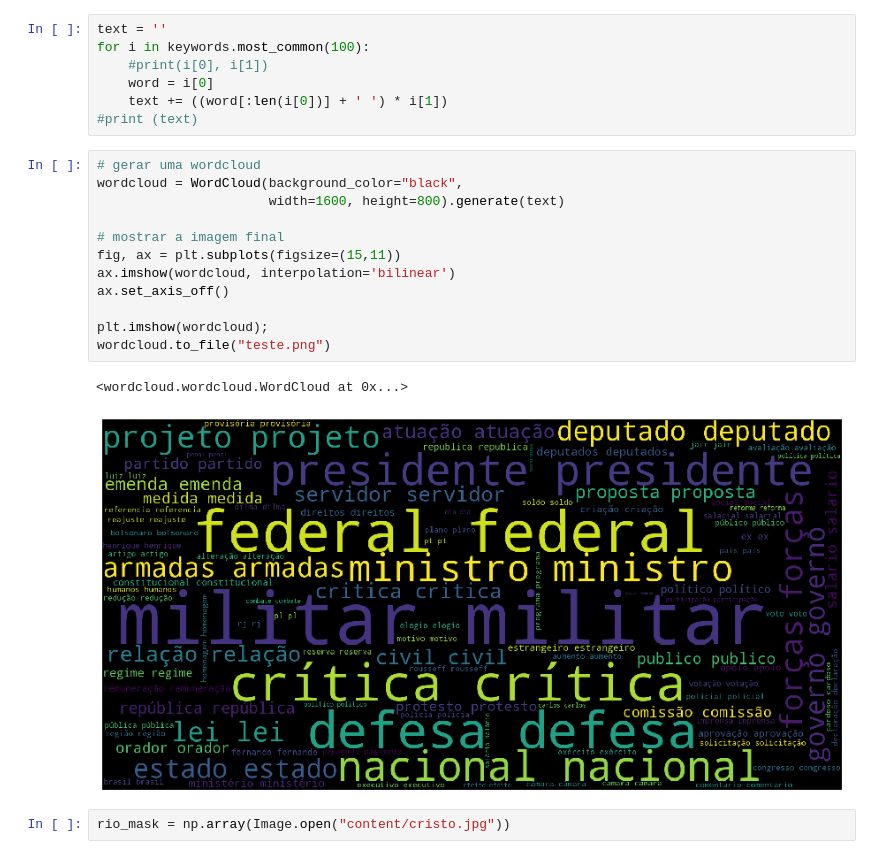
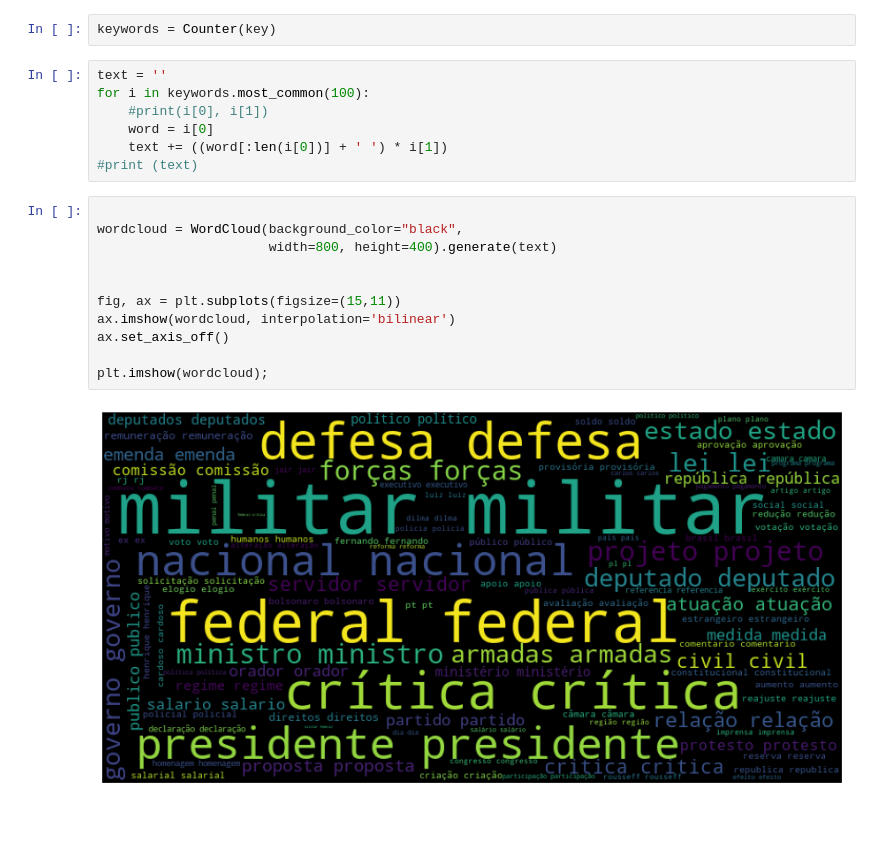
Before and after one commit to alineelima/Analise-JB, a Jupyter notebook: Discursos Jair Bolsonaro (Deputado 2009-2017).ipynb, the cells around one changed output. Drawn from its saved outputs; the diff is of its cells as text; blank space fills up the shorter version.

```diff
--- a/Discursos Jair Bolsonaro (Deputado 2009-2017).ipynb
+++ b/Discursos Jair Bolsonaro (Deputado 2009-2017).ipynb
@@ -47,3 +52,5 @@ sumarios = Counter(sumarios)
+# %%
+keywords = Counter(key)
 # %%
 text = ''
 for i in keywords.most_common(100):
@@ -52,19 +59,15 @@ for i in keywords.most_common(100):
     text += ((word[:len(i[0])] + ' ') * i[1])
 #print (text)
 # %%
-# gerar uma wordcloud
+
 wordcloud = WordCloud(background_color="black",
-                      width=1600, height=800).generate(text)
+                      width=800, height=400).generate(text)
 
-# mostrar a imagem final
+
 fig, ax = plt.subplots(figsize=(15,11))
 ax.imshow(wordcloud, interpolation='bilinear')
 ax.set_axis_off()
 
 plt.imshow(wordcloud);
-wordcloud.to_file("teste.png")
 # %% [output]
-<wordcloud.wordcloud.WordCloud at 0x...>
-[figure, old version]
+[figure, new version]
-# %%
-rio_mask = np.array(Image.open("content/cristo.jpg"))
```
Also changed, not shown: parts of 3 cells of this notebook, 6 other files.
